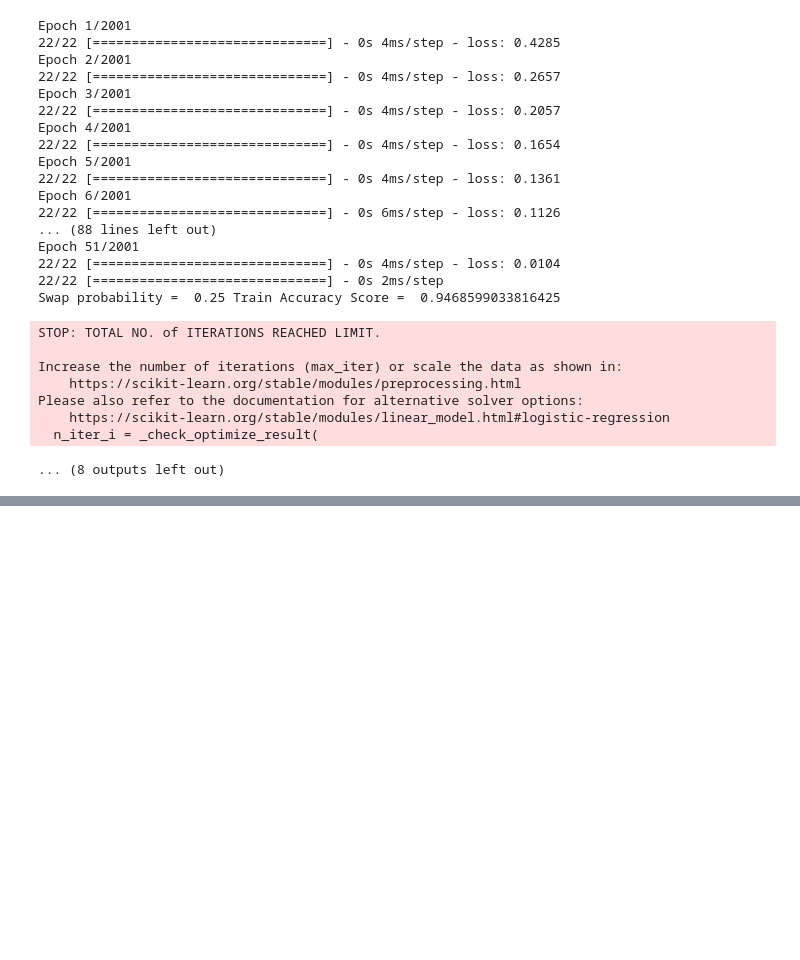
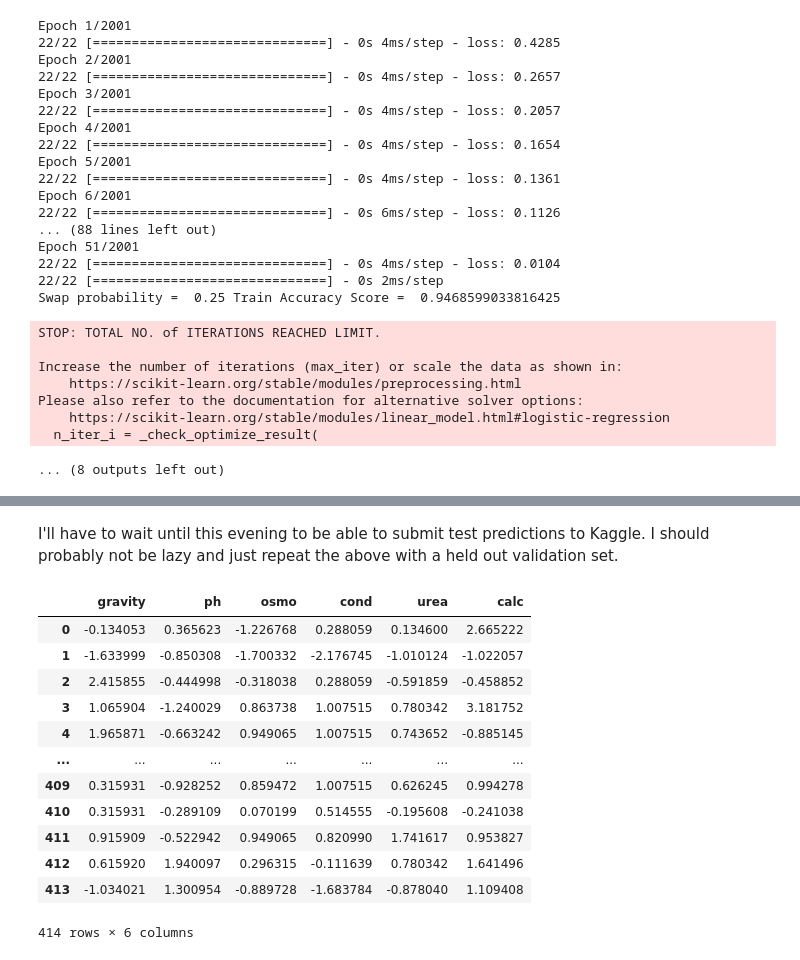
Before and after one commit to ejallain/kaggle-playground-series-s3e12, a Jupyter notebook: notebooks/04-eja-dae-model.ipynb, the cells around one changed output, grey strips where cells are left out. Cells and saved outputs as stored; diff of their text form; code cells hidden in the pictures; blank space fills up the shorter version.

```diff
--- a/notebooks/04-eja-dae-model.ipynb
+++ b/notebooks/04-eja-dae-model.ipynb
@@ -512,0 +523,6 @@ Please also refer to the documentation for alternative solver options:
+# %%
+try:
+    mlflow.create_experiment('logistic-model-regularization')
+except:
+    print('experiment already exists')
+mlflow.set_experiment('logistic-model-regularization')
@@ -512,0 +592,29 @@ Please also refer to the documentation for alternative solver options:
+# %%
+C_vals_to_test = np.arange(0.2, 1.0, 0.1)
+
+for c in C_vals_to_test:
+    with mlflow.start_run():
+        #reset the model
+        model.compile(loss="mean_squared_error", optimizer=keras.optimizers.Adam(learning_rate=0.001))
+        noisy_X = add_noise(X_df, p=0.3)
+        history = model.fit(noisy_X, X_df, epochs=2001,
+                        callbacks=[early_stopping_cb])
+        features_df = extract_features(model, X_df)
+        train_features_df = features_df.iloc[:len(X_train_df),:]
+        test_features_df = features_df.iloc[len(X_train_df):,:]
+
+        lr_model = LogisticRegression(penalty='l2', C=c, solver='liblinear')
+        lr_model.fit(train_features_df, y_train)
+        y_train_pred = lr_model.predict(train_features_df)
+        train_accuracy_score = accuracy_score(y_train, y_train_pred)
+        print('Swap probability = ', p, 'Train Accuracy Score = ', train_accuracy_score)
+        mlflow.log_metric('train_accuracy_score', train_accuracy_score)
+        mlflow.log_param('swap_probability', 30)
+        mlflow.log_param('C', c)
+        mlflow.sklearn.log_model(lr_model, 'lr_model_p='+str(p))
+
+        y_test_pred = lr_model.predict(test_features_df)
+        sub_df = test_df.copy()
+        sub_df['target'] = y_test_pred
+        sub_df = sub_df[['id', 'target']]
+        sub_df.to_csv(os.path.join(proj_dir, 'data', 'submissions', 'dae_sn30_C'+str(c)+'_model_submission.csv'), index=False)
@@ -512,0 +639,2 @@ Please also refer to the documentation for alternative solver options:
+# %% [markdown]
+I'll have to wait until this evening to be able to submit test predictions to Kaggle.  I should probably not be lazy and just repeat the above with a held out validation set.
@@ -512,0 +643,24 @@ Please also refer to the documentation for alternative solver options:
+# %%
+Xv_train, Xv_test, yv_train, yv_test = train_test_split(X_train, y_train)
+# %%
+# convert the above to dataframes
+Xv_train_df = pd.DataFrame(Xv_train, columns=feature_cols)
+Xv_test_df = pd.DataFrame(Xv_test, columns=feature_cols)
+
+Xv_df = pd.concat([Xv_train_df, Xv_test_df], axis=0).reset_index(drop=True)
+# %%
+Xv_df
+# %% [output]
+|  | gravity | ph | osmo | cond | urea | calc |
+| 0 | -0.134053 | 0.365623 | -1.226768 | 0.288059 | 0.134600 | 2.665222 |
+| 1 | -1.633999 | -0.850308 | -1.700332 | -2.176745 | -1.010124 | -1.022057 |
+| 2 | 2.415855 | -0.444998 | -0.318038 | 0.288059 | -0.591859 | -0.458852 |
+| 3 | 1.065904 | -1.240029 | 0.863738 | 1.007515 | 0.780342 | 3.181752 |
+| 4 | 1.965871 | -0.663242 | 0.949065 | 1.007515 | 0.743652 | -0.885145 |
+| ... | ... | ... | ... | ... | ... | ... |
+| 409 | 0.315931 | -0.928252 | 0.859472 | 1.007515 | 0.626245 | 0.994278 |
+| 410 | 0.315931 | -0.289109 | 0.070199 | 0.514555 | -0.195608 | -0.241038 |
+| 411 | 0.915909 | -0.522942 | 0.949065 | 0.820990 | 1.741617 | 0.953827 |
+| 412 | 0.615920 | 1.940097 | 0.296315 | -0.111639 | 0.780342 | 1.641496 |
+| 413 | -1.034021 | 1.300954 | -0.889728 | -1.683784 | -0.878040 | 1.109408 |
+414 rows × 6 columns
```
Also changed, not shown: parts of 24 cells of this notebook, 1 other file.
